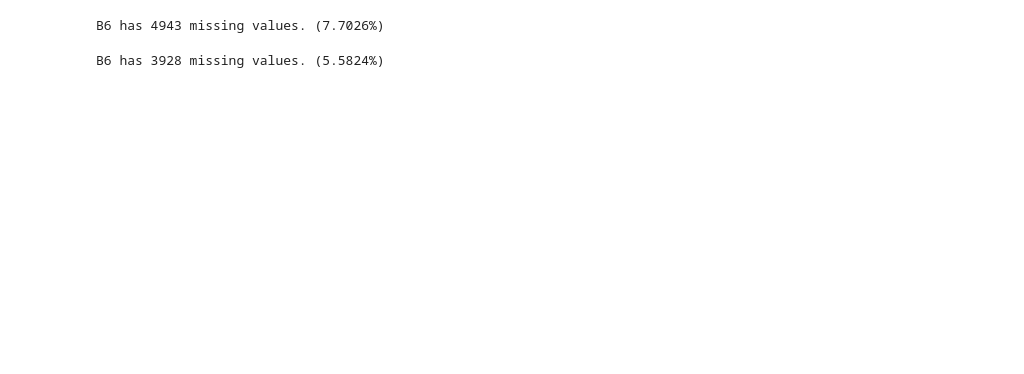
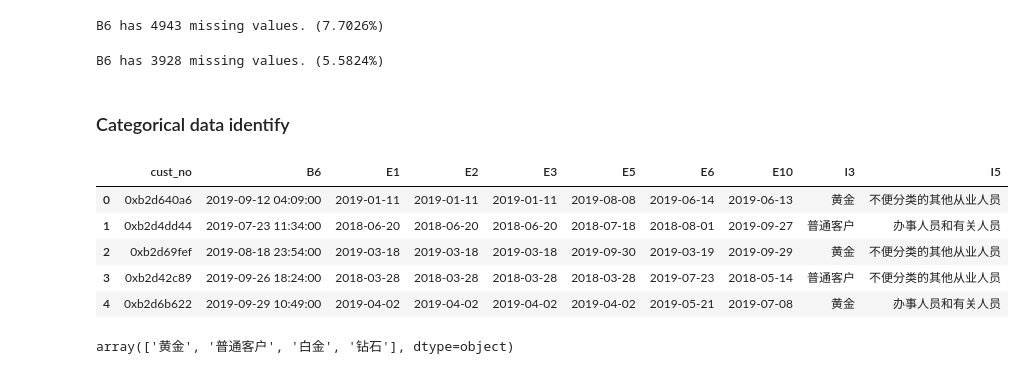
Before and after one commit to Jin-ahBak/bitamin_ChurnProject, a Jupyter notebook: changwook/Preprocess.ipynb, the cells around one changed output. Saved outputs shown, nothing was run; the diff lists cells and outputs as text; code cells hidden in the pictures; blank space fills up the shorter version.

```diff
--- a/changwook/Preprocess.ipynb
+++ b/changwook/Preprocess.ipynb
@@ -301,8 +306,8 @@ def check_null(df):
 # %% [markdown]
 결측률 큰 데이터 drop
 # %%
-bE_Q3_drop = bigEventQ3.drop(['E4','E7', 'E8', 'E9', 'E11', 'E12', 'E13','E14','E16','E18'], axis=1)
-bE_Q4_drop = bigEventQ4.drop(['E4','E7', 'E8', 'E9', 'E11', 'E12', 'E13', 'E14','E16','E18'], axis=1)
+bE_Q3_drop = big_event_Q3.drop(['E4','E7', 'E8', 'E9', 'E11', 'E12', 'E13','E14','E16','E18'], axis=1)
+bE_Q4_drop = big_event_Q4.drop(['E4','E7', 'E8', 'E9', 'E11', 'E12', 'E13', 'E14','E16','E18'], axis=1)
 ci_Q3_drop = cust_info_q3.drop(['I9', 'I10', 'I13', 'I14'], axis=1)
 ci_Q4_drop = cust_info_q4.drop(['I9', 'I10', 'I13', 'I14'], axis=1)
 # %%
@@ -403,10 +408,10 @@ aum_m1011 = pd.merge(aum_m10, aum_m11, left_on='cust_no', right_on='cust_no', ho
 aum_q4 = pd.merge(aum_m1011, aum_m12, on='cust_no', how="inner")
 
 
-beh_m78 = pd.merge(beh_m7, beh_m8, left_on='cust_no', right_on='cust_no', how = 'inner' )
-beh_q3 = pd.merge(beh_m78, beh_m9, on='cust_no', how="inner")
-beh_m1011 = pd.merge(beh_m10, beh_m11, left_on='cust_no', right_on='cust_no', how = 'inner' )
-beh_q4 = pd.merge(beh_m1011, beh_m12, on='cust_no', how="inner")
+behavior_m78 = pd.merge(behavior_m7, behavior_m8, left_on='cust_no', right_on='cust_no', how = 'inner' )
+behavior_q3 = pd.merge(behavior_m78, behavior_m9, on='cust_no', how="inner")
+behavior_m1011 = pd.merge(behavior_m10, behavior_m11, left_on='cust_no', right_on='cust_no', how = 'inner' )
+behavior_q4 = pd.merge(behavior_m1011, behavior_m12, on='cust_no', how="inner")
 
 
 cunkuan_m78 = pd.merge(cunkuan_m7, cunkuan_m8, left_on='cust_no', right_on='cust_no', how = 'inner' )
@@ -414,14 +419,14 @@ cunkuan_q3 = pd.merge(cunkuan_m78, cunkuan_m9, on='cust_no', how="inner")
 cunkuan_m1011 = pd.merge(cunkuan_m10, cunkuan_m11, left_on='cust_no', right_on='cust_no', how = 'inner' )
 cunkuan_q4 = pd.merge(cunkuan_m1011, cunkuan_m12, on='cust_no', how="inner")
 # %%
-X_train_Q3 = pd.merge(y_q3["cust_no"], aum_q3, on="cust_no", how = "inner")
-X_train_Q3 = pd.merge(X_train_Q3, beh_q3, on = "cust_no", how="inner")
+X_train_Q3 = pd.merge(y_Q3_3["cust_no"], aum_q3, on="cust_no", how = "inner")
+X_train_Q3 = pd.merge(X_train_Q3, behavior_q3, on = "cust_no", how="inner")
 X_train_Q3 = pd.merge(X_train_Q3, cunkuan_q3, on="cust_no", how = "inner")
 X_train_Q3 = pd.merge(X_train_Q3, bE_Q3_drop, on="cust_no", how = "inner")
 X_train_Q3 = pd.merge(X_train_Q3, ci_Q3_drop, on="cust_no", how = "inner")
 
-X_train_Q4 = pd.merge(y_q4["cust_no"], aum_q4, on="cust_no", how = "inner")
-X_train_Q4 = pd.merge(X_train_Q4, beh_q4, on = "cust_no", how="inner")
+X_train_Q4 = pd.merge(y_Q4_3["cust_no"], aum_q4, on="cust_no", how = "inner")
+X_train_Q4 = pd.merge(X_train_Q4, behavior_q4, on = "cust_no", how="inner")
 X_train_Q4 = pd.merge(X_train_Q4, cunkuan_q4, on="cust_no", how = "inner")
 X_train_Q4 = pd.merge(X_train_Q4, bE_Q4_drop, on="cust_no", how = "inner")
 X_train_Q4 = pd.merge(X_train_Q4, ci_Q4_drop, on="cust_no", how = "inner")
@@ -449,3 +438,17 @@ B6 has 4943 missing values. (7.7026%)
 check_null(X_train_Q4)
 # %% [output]
 B6 has 3928 missing values. (5.5824%)
+# %% [markdown]
+### Categorical data identify
+# %%
+cat_Q3 = X_train_Q3.select_dtypes(include=['object', 'datetime'])
+cat_Q4 = X_train_Q4.select_dtypes(include=['object','datetime'])
+# %%
+cat_Q3.head()
+# %% [output]
+|  | cust_no | B6 | E1 | E2 | E3 | E5 | E6 | E10 | I3 | I5 |
+| 0 | 0xb2d640a6 | 2019-09-12 04:09:00 | 2019-01-11 | 2019-01-11 | 2019-01-11 | 2019-08-08 | 2019-06-14 | 2019-06-13 | 黄金 | 不便分类的其他从业人员 |
+| 1 | 0xb2d4dd44 | 2019-07-23 11:34:00 | 2018-06-20 | 2018-06-20 | 2018-06-20 | 2018-07-18 | 2018-08-01 | 2019-09-27 | 普通客户 | 办事人员和有关人员 |
+| 2 | 0xb2d69fef | 2019-08-18 23:54:00 | 2019-03-18 | 2019-03-18 | 2019-03-18 | 2019-09-30 | 2019-03-19 | 2019-09-29 | 黄金 | 不便分类的其他从业人员 |
+| 3 | 0xb2d42c89 | 2019-09-26 18:24:00 | 2018-03-28 | 2018-03-28 | 2018-03-28 | 2018-03-28 | 2019-07-23 | 2018-05-14 | 普通客户 | 不便分类的其他从业人员 |
+| 4 | 0xb2d6b622 | 2019-09-29 10:49:00 | 2019-04-02 | 2019-04-02 | 2019-04-02 | 2019-04-02 | 2019-05-21 | 2019-07-08 | 黄金 | 办事人员和有关人员 |
@@ -451,0 +458,4 @@ B6 has 3928 missing values. (5.5824%)
+# %%
+cat_Q3['I3'].unique()
+# %% [output]
+array(['黄金', '普通客户', '白金', '钻石'], dtype=object)
```
Also changed, not shown: parts of 16 cells of this notebook, 3 other files.
